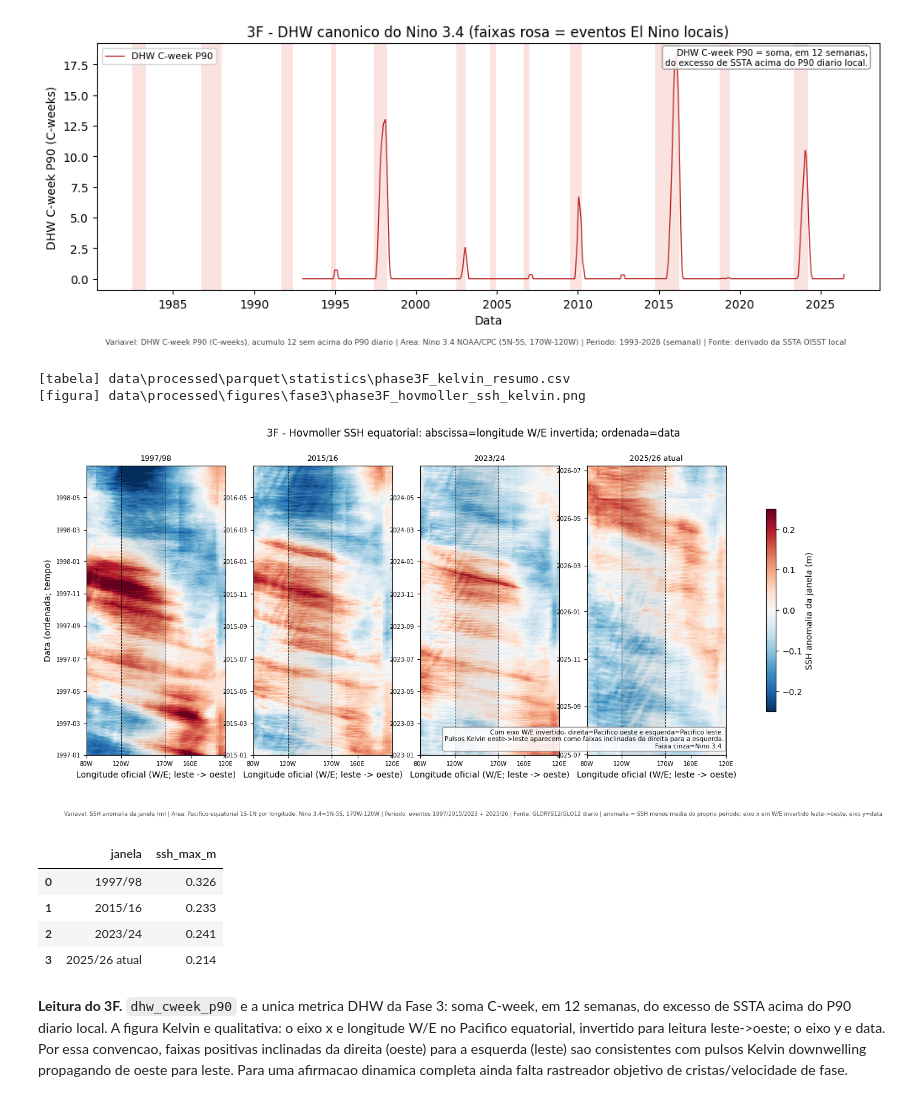
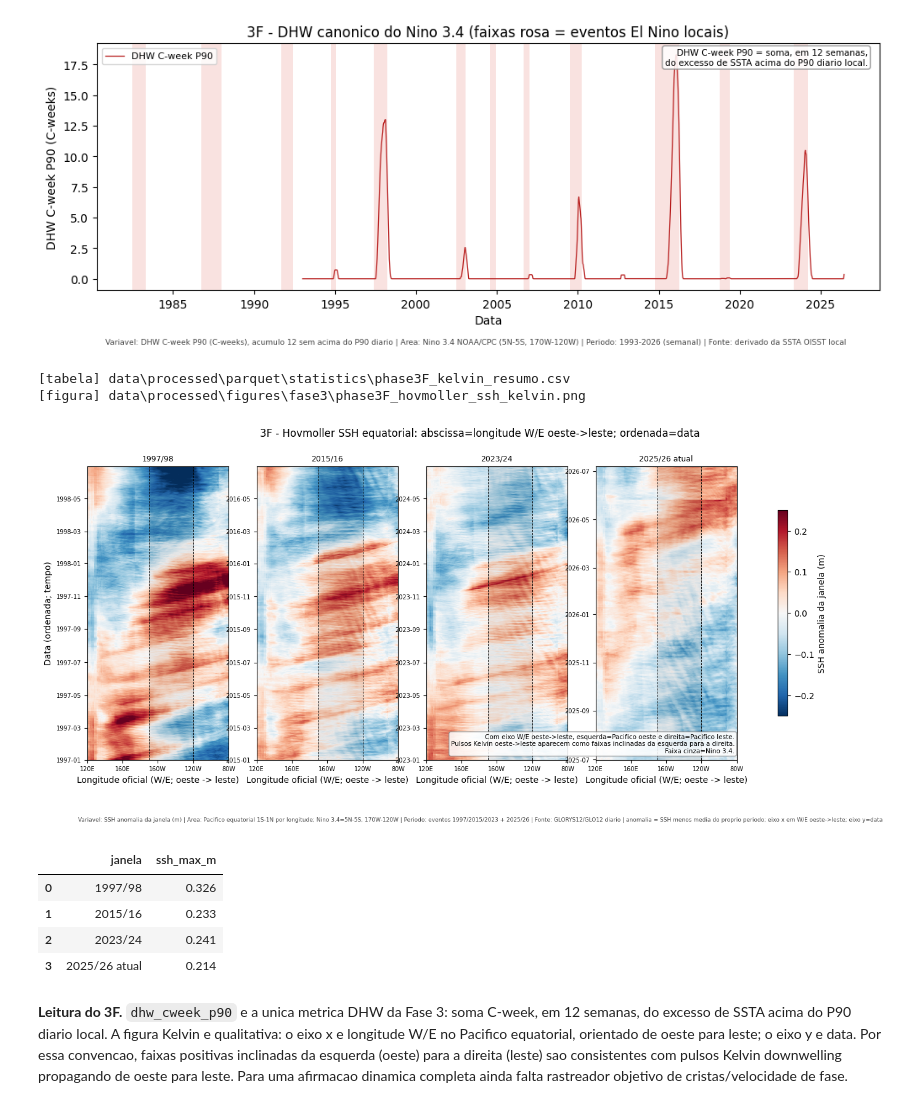
Before and after one commit to thiago-vilar/Nino26, a Jupyter notebook: notebooks/fase3/3F_dhw_kelvin.ipynb, the cells around one changed output. Drawn from its saved outputs; the diff is of its cells as text; code cells hidden in the pictures.

```diff
--- a/notebooks/fase3/3F_dhw_kelvin.ipynb
+++ b/notebooks/fase3/3F_dhw_kelvin.ipynb
@@ -49,30 +49,30 @@ u.save_fig(fig,'phase3F_dhw_serie.png'); plt.show()
 # %%
 ssh=u.load_ssh_events()
 wins=[('1997-01-01','1998-06-30','1997/98'),('2015-01-01','2016-06-30','2015/16'),('2023-01-01','2024-06-30','2023/24'),('2025-07-01',None,'2025/26 atual')]
 fig,axes=plt.subplots(1,len(wins),figsize=(17,6.2),sharex=True); lon=ssh.columns.values
 for ax,(t0,t1,tt) in zip(axes,wins):
     seg=ssh.loc[t0:t1] if t1 else ssh.loc[t0:]; anom=seg-seg.mean()
     pc=ax.pcolormesh(lon,anom.index,anom.values,cmap='RdBu_r',vmin=-.25,vmax=.25,shading='auto')
-    u.add_nino34_lon_band(ax,label=False); u.format_lon_axis(ax, xlabel='Longitude oficial (W/E; leste -> oeste)')
+    u.add_nino34_lon_band(ax,label=False); u.format_lon_axis(ax, xlabel='Longitude oficial (W/E; oeste -> leste)')
     ax.set_title(tt,fontsize=9); ax.tick_params(labelsize=7)
 axes[0].set_ylabel('Data (ordenada; tempo)')
-fig.suptitle('3F - Hovmoller SSH equatorial: abscissa=longitude W/E invertida; ordenada=data')
+fig.suptitle('3F - Hovmoller SSH equatorial: abscissa=longitude W/E oeste->leste; ordenada=data')
 fig.colorbar(pc,ax=axes,label='SSH anomalia da janela (m)',shrink=.7)
-u.add_note(axes[-1],'Com eixo W/E invertido, direita=Pacifico oeste e esquerda=Pacifico leste.\nPulsos Kelvin oeste->leste aparecem como faixas inclinadas da direita para a esquerda.\nFaixa cinza=Nino 3.4.',loc='lower right')
-u.stamp_caption(fig,variavel='SSH anomalia da janela (m)',area='Pacifico equatorial 1S-1N por longitude; Nino 3.4=5N-5S, 170W-120W',periodo='eventos 1997/2015/2023 + 2025/26',fonte='GLORYS12/GLO12 diario',extra='anomalia = SSH menos media do proprio periodo; eixo x em W/E invertido leste->oeste; eixo y=data')
+u.add_note(axes[-1],'Com eixo W/E oeste->leste, esquerda=Pacifico oeste e direita=Pacifico leste.\nPulsos Kelvin oeste->leste aparecem como faixas inclinadas da esquerda para a direita.\nFaixa cinza=Nino 3.4.',loc='lower right')
+u.stamp_caption(fig,variavel='SSH anomalia da janela (m)',area='Pacifico equatorial 1S-1N por longitude; Nino 3.4=5N-5S, 170W-120W',periodo='eventos 1997/2015/2023 + 2025/26',fonte='GLORYS12/GLO12 diario',extra='anomalia = SSH menos media do proprio periodo; eixo x em W/E oeste->leste; eixo y=data')
 def _sshmax(t0,t1):
     seg=ssh.loc[t0:t1] if t1 else ssh.loc[t0:]
     return round(float((seg-seg.mean()).max().max()),3)
 vel=pd.DataFrame([{'janela':tt,'ssh_max_m':_sshmax(t0,t1)} for t0,t1,tt in wins])
 u.save_table(vel,'phase3F_kelvin_resumo.csv',index=False); u.save_fig(fig,'phase3F_hovmoller_ssh_kelvin.png'); plt.show(); vel
 # %% [output]
 [tabela] data\processed\parquet\statistics\phase3F_kelvin_resumo.csv
 [figura] data\processed\figures\fase3\phase3F_hovmoller_ssh_kelvin.png
-[figure, old version]
+[figure, new version]
 |  | janela | ssh_max_m |
 | 0 | 1997/98 | 0.326 |
 | 1 | 2015/16 | 0.233 |
 | 2 | 2023/24 | 0.241 |
 | 3 | 2025/26 atual | 0.214 |
 # %% [markdown]
-**Leitura do 3F.** `dhw_cweek_p90` e a unica metrica DHW da Fase 3: soma C-week, em 12 semanas, do excesso de SSTA acima do P90 diario local. A figura Kelvin e qualitativa: o eixo x e longitude W/E no Pacifico equatorial, invertido para leitura leste->oeste; o eixo y e data. Por essa convencao, faixas positivas inclinadas da direita (oeste) para a esquerda (leste) sao consistentes com pulsos Kelvin downwelling propagando de oeste para leste. Para uma afirmacao dinamica completa ainda falta rastreador objetivo de cristas/velocidade de fase.
+**Leitura do 3F.** `dhw_cweek_p90` e a unica metrica DHW da Fase 3: soma C-week, em 12 semanas, do excesso de SSTA acima do P90 diario local. A figura Kelvin e qualitativa: o eixo x e longitude W/E no Pacifico equatorial, orientado de oeste para leste; o eixo y e data. Por essa convencao, faixas positivas inclinadas da esquerda (oeste) para a direita (leste) sao consistentes com pulsos Kelvin downwelling propagando de oeste para leste. Para uma afirmacao dinamica completa ainda falta rastreador objetivo de cristas/velocidade de fase.
```
Also changed, not shown: 13 other files.
